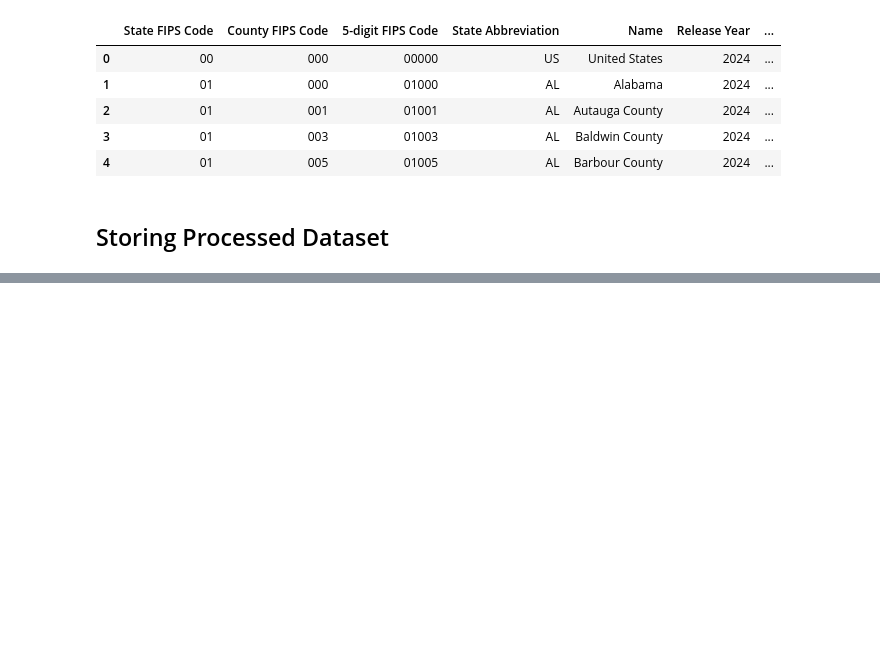
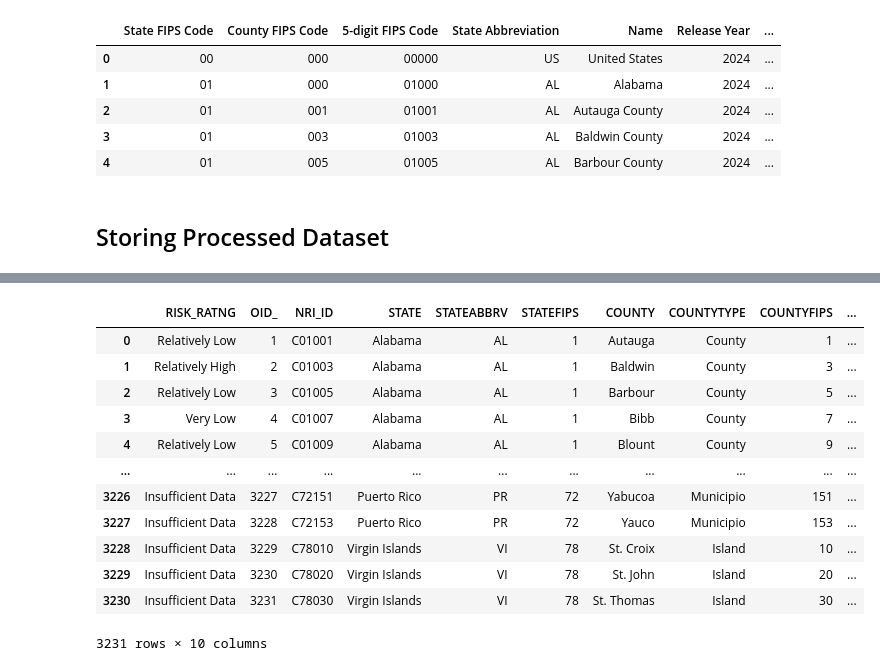
Before and after one commit to Apurv-Manjrekar/RADI, a Jupyter notebook: preprocessing.ipynb, the cells around one changed output, grey strips where cells are left out. Saved outputs shown, nothing was run; the diff lists cells and outputs as text; code cells hidden in the pictures; blank space fills up the shorter version.

Commit message:
merging data

```diff
--- a/preprocessing.ipynb
+++ b/preprocessing.ipynb
@@ -493,0 +629,7 @@ poor_or_fair_health_df.to_csv(processed_data_path + 'poor_or_fair_health.csv', i
+# %%
+from collections import defaultdict
+
+required_columns = defaultdict(list)
+for key, value in required_column_names:
+    required_columns[key].append(value)
+required_columns
@@ -493,0 +682,29 @@ poor_or_fair_health_df.to_csv(processed_data_path + 'poor_or_fair_health.csv', i
+# %%
+datasets = {
+    "rucc_df": rucc_df,
+    "hhs_df": hhs_df,
+    "county_health_rankings_df": county_health_rankings_df,
+    "income_df": income_df,
+    "poverty_df": poverty_df,
+    "plumbing_df": plumbing_df,
+    "kitchen_df": kitchen_df,
+    "cost_burden_df": cost_burden_df,
+    "age_df": age_df,
+    "race_df": race_df,
+    "education_df": education_df,
+    "uninsured_df": uninsured_df,
+    "internet_df": internet_df,
+    "transportation_df": transportation_df,
+    "unemployment_df": unemployment_df,
+    "vehicle_df": vehicle_df,
+    "health_center_service_delivery_df": health_center_service_delivery_df,
+    "air_quality_df": air_quality_df,
+    "drinking_water_df": drinking_water_df,
+    "natural_disaster_df": natural_disaster_df,
+    "food_insecurity_df": food_insecurity_df,
+    "preventable_hospital_stays_df": preventable_hospital_stays_df,
+    "heart_disease_mortality_df": heart_disease_mortality_df,
+    "poor_or_fair_health_df": poor_or_fair_health_df}
+# %%
+datasets = {k: v for k, v in datasets.items() if k in required_columns}
+datasets.keys()
@@ -493,0 +713,4 @@ poor_or_fair_health_df.to_csv(processed_data_path + 'poor_or_fair_health.csv', i
+# %%
+datasets['hhs_df'] = datasets['hhs_df'][datasets['hhs_df']['Stratification1'] == 'Overall']
+datasets['hhs_df'] = datasets['hhs_df'][datasets['hhs_df']['Stratification2'] == 'Overall']
+datasets['hhs_df'][[required_columns['hhs_df']] + primary_columns['hhs_df']]
@@ -493,0 +973,16 @@ poor_or_fair_health_df.to_csv(processed_data_path + 'poor_or_fair_health.csv', i
+# %%
+datasets['natural_disaster_df'][[required_columns['natural_disaster_df']] + primary_columns['natural_disaster_df']]
+# %% [output]
+|  | RISK_RATNG | OID_ | NRI_ID | STATE | STATEABBRV | STATEFIPS | COUNTY | COUNTYTYPE | COUNTYFIPS | ... |
+| 0 | Relatively Low | 1 | C01001 | Alabama | AL | 1 | Autauga | County | 1 | ... |
+| 1 | Relatively High | 2 | C01003 | Alabama | AL | 1 | Baldwin | County | 3 | ... |
+| 2 | Relatively Low | 3 | C01005 | Alabama | AL | 1 | Barbour | County | 5 | ... |
+| 3 | Very Low | 4 | C01007 | Alabama | AL | 1 | Bibb | County | 7 | ... |
+| 4 | Relatively Low | 5 | C01009 | Alabama | AL | 1 | Blount | County | 9 | ... |
+| ... | ... | ... | ... | ... | ... | ... | ... | ... | ... | ... |
+| 3226 | Insufficient Data | 3227 | C72151 | Puerto Rico | PR | 72 | Yabucoa | Municipio | 151 | ... |
+| 3227 | Insufficient Data | 3228 | C72153 | Puerto Rico | PR | 72 | Yauco | Municipio | 153 | ... |
+| 3228 | Insufficient Data | 3229 | C78010 | Virgin Islands | VI | 78 | St. Croix | Island | 10 | ... |
+| 3229 | Insufficient Data | 3230 | C78020 | Virgin Islands | VI | 78 | St. John | Island | 20 | ... |
+| 3230 | Insufficient Data | 3231 | C78030 | Virgin Islands | VI | 78 | St. Thomas | Island | 30 | ... |
+3231 rows × 10 columns
```
Also changed, not shown: parts of 21 cells of this notebook, 4 other files.
